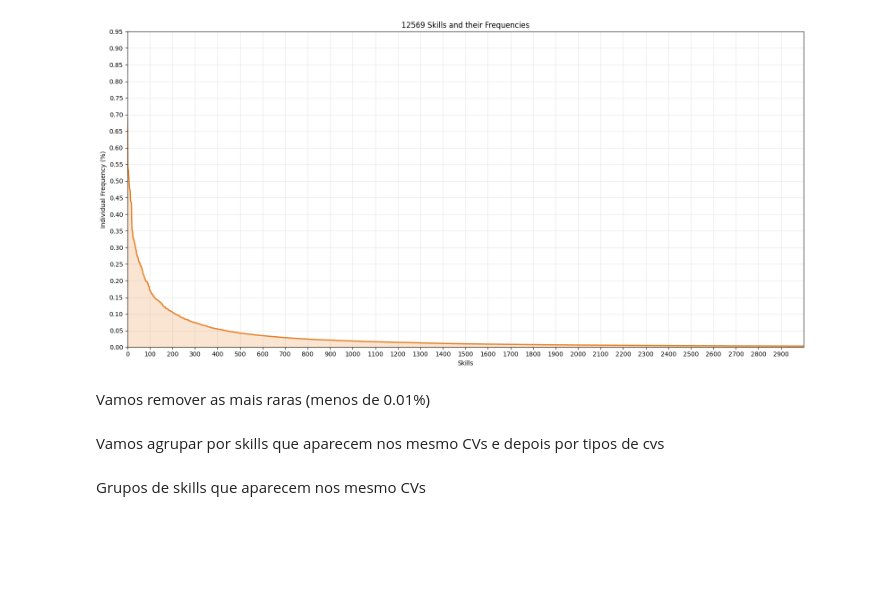
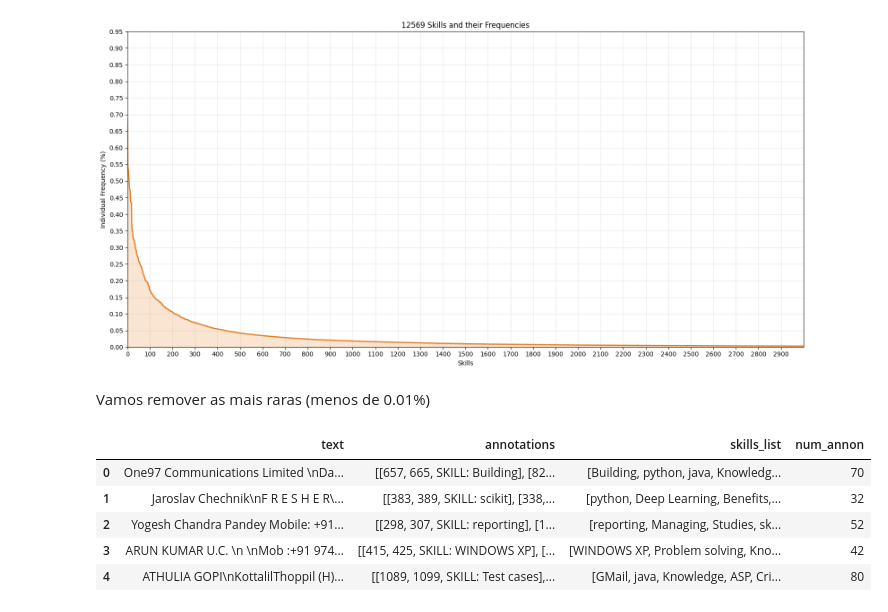
Before and after one commit to danielpiresribeiro123-code/cv_analyser_research, a Jupyter notebook: EDA_raw.ipynb, the cells around one changed output. Cells and saved outputs as stored; diff of their text form; code cells hidden in the pictures; blank space fills up the shorter version.

```diff
--- a/EDA_raw.ipynb
+++ b/EDA_raw.ipynb
@@ -484,26 +475,33 @@ plt.show()
 # %% [markdown]
 Vamos remover as mais raras (menos de 0.01%)
 # %%
-#Passar as mais raras (<0.01%) para outra pasta
+import pandas as pd
+import os
 
 individual = df_skills['skills_list'].explode().value_counts()
-total= df_skills['skills_list'].explode().count()
+total = df_skills['skills_list'].explode().count()
 individual_pct = (individual / total) * 100
 
 skills_validas = set(individual_pct[individual_pct >= 0.01].index)
 
-df_skills['skills_list'] = df_skills['skills_list'].apply(
+df_skills_limpo = df_skills.copy()
+df_skills_limpo['skills_list'] = df_skills_limpo['skills_list'].apply(
     lambda lista: [skill for skill in lista if skill in skills_validas]
 )
 
-df_skills = df_skills[df_skills['skills_list'].apply(len) > 0].copy()
+df_skills_limpo = df_skills_limpo[df_skills_limpo['skills_list'].apply(len) > 0].reset_index(drop=True)
 
-output_dir = 'data/processed/frequency_adjusted'
+output_dir = 'data/processed/skills_filtradas'
 if not os.path.exists(output_dir):
     os.makedirs(output_dir)
 
-df_skills.to_csv(os.path.join(output_dir, 'df_skills_limpo.csv'), index=False)
+df_skills_limpo.to_pickle(os.path.join(output_dir, 'df_skills_final.pkl'))
+
+display(df_skills_limpo.head())
+# %% [output]
+|  | text | annotations | skills_list | num_annon |
+| 0 | One97 Communications Limited \nDa... | [[657, 665, SKILL: Building], [82... | [Building, python, java, Knowledg... | 70 |
+| 1 | Jaroslav Chechnik\nF R E S H E R\... | [[383, 389, SKILL: scikit], [338,... | [python, Deep Learning, Benefits,... | 32 |
+| 2 | Yogesh Chandra Pandey Mobile: +91... | [[298, 307, SKILL: reporting], [1... | [reporting, Managing, Studies, sk... | 52 |
+| 3 | ARUN KUMAR U.C. \n \nMob :+91 974... | [[415, 425, SKILL: WINDOWS XP], [... | [WINDOWS XP, Problem solving, Kno... | 42 |
+| 4 | ATHULIA GOPI\nKottalilThoppil (H)... | [[1089, 1099, SKILL: Test cases],... | [GMail, java, Knowledge, ASP, Cri... | 80 |
-# %% [markdown]
-Vamos agrupar por skills que aparecem nos mesmo CVs e depois por tipos de cvs
-# %% [markdown]
-Grupos de skills que aparecem nos mesmo CVs
```
Also changed, not shown: parts of 11 cells of this notebook, 1 other file.
